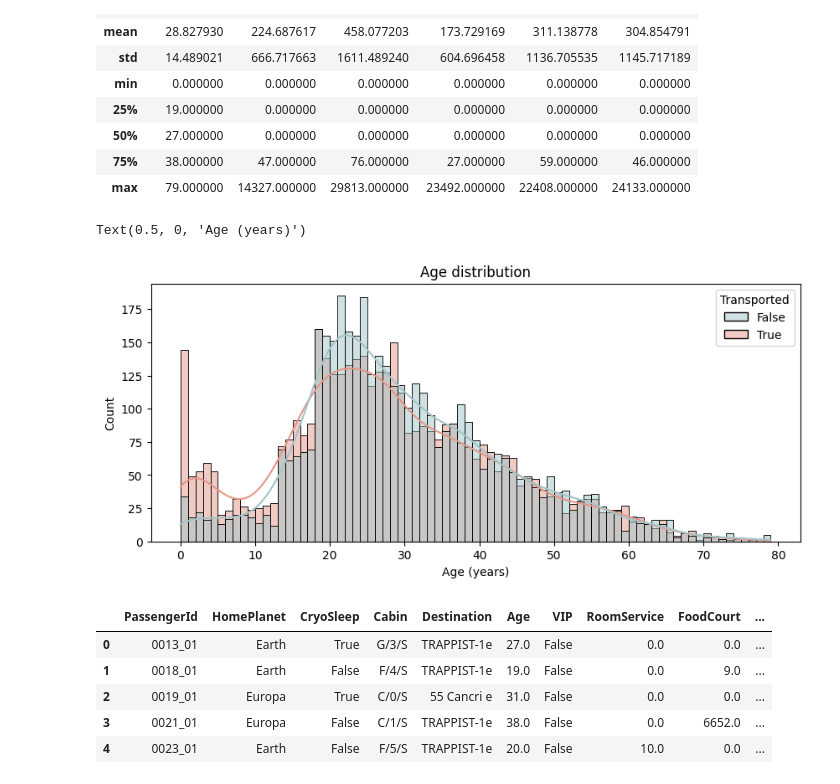
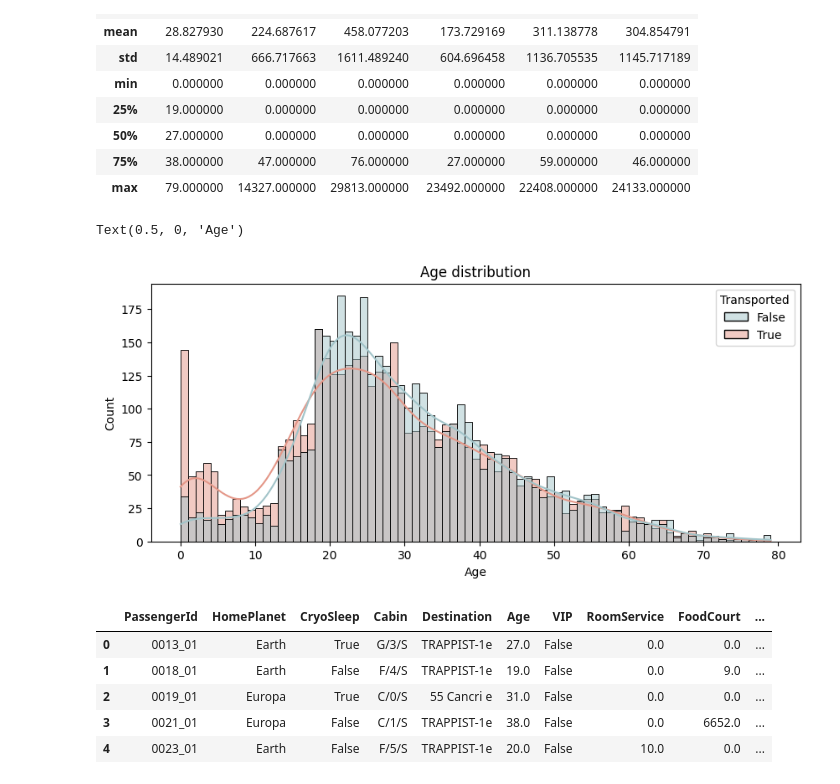
Before and after one commit to Elliefffish/ml-final-Stitanic, a Jupyter notebook: 「ml_final_project_ipynb」的副本.ipynb, the cells around one changed output. Cells and saved outputs as stored; diff of their text form; code cells hidden in the pictures.

```diff
--- a/「ml_final_project_ipynb」的副本.ipynb
+++ b/「ml_final_project_ipynb」的副本.ipynb
@@ -135,16 +140,16 @@ train.describe()
 # %%
 # Figure size
 plt.figure(figsize=(10,4))
 
 # Histogram
 sns.histplot(data=train, x='Age', hue='Transported', binwidth=1, kde=True)
 
 # Aesthetics
 plt.title('Age distribution')
-plt.xlabel('Age (years)')
+plt.xlabel('Age')
 # %% [output]
-Text(0.5, 0, 'Age (years)')
+Text(0.5, 0, 'Age')
-[figure, old version]
+[figure, new version]
 # %%
 test.head()
 # %% [output]
```
Also changed, not shown: parts of 29 cells of this notebook.
